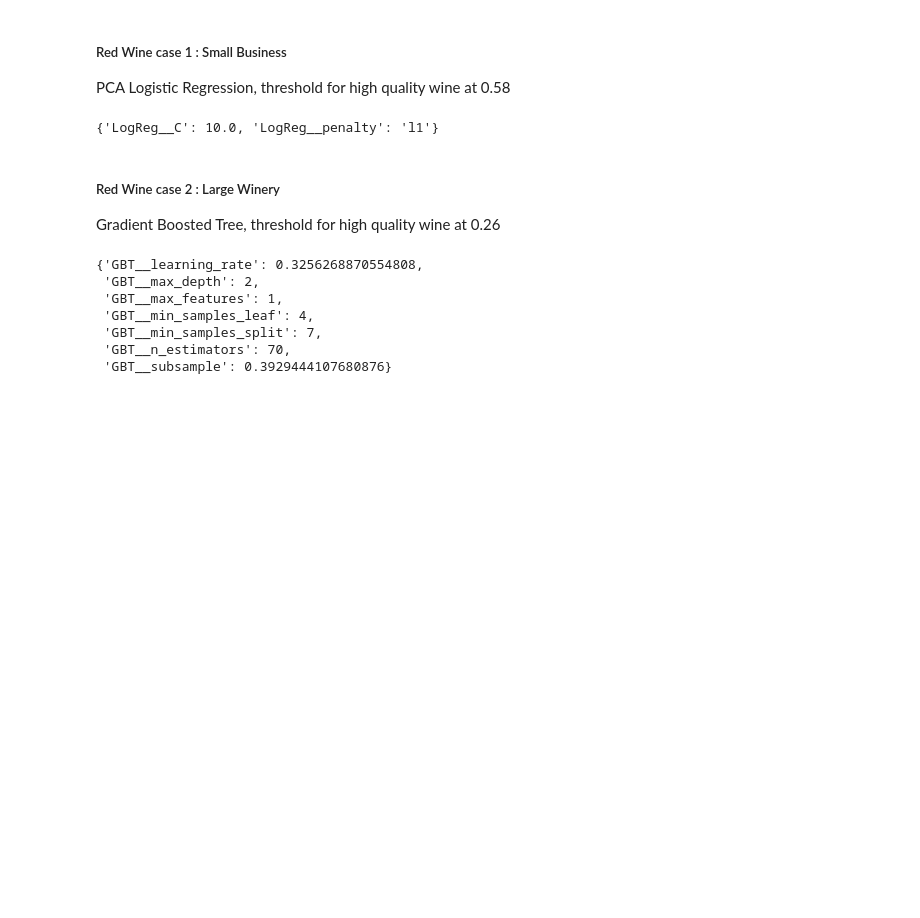
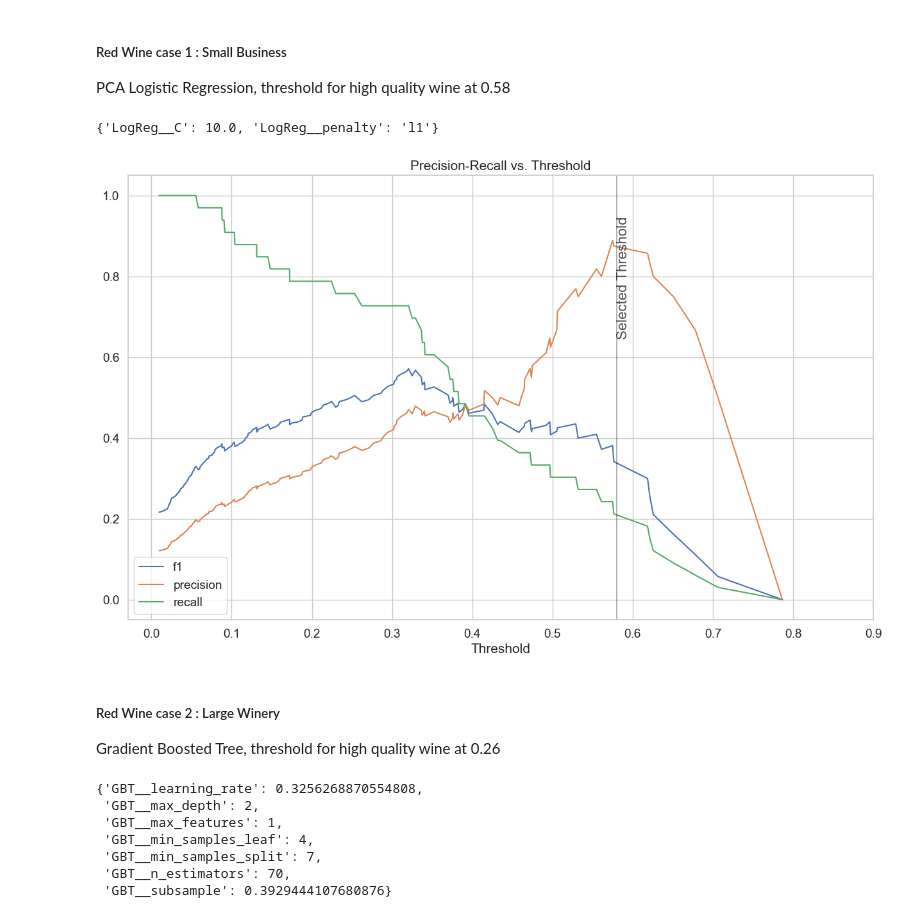
Before and after one commit to clementchen163/Wine-Quality, a Jupyter notebook: 4. Modeling/Wine Quality Modeling.ipynb, the cells around one changed output. Saved outputs shown, nothing was run; the diff lists cells and outputs as text; code cells hidden in the pictures; blank space fills up the shorter version.

Commit message:
added winning thresholding and conclusion

```diff
--- a/4. Modeling/Wine Quality Modeling.ipynb
+++ b/4. Modeling/Wine Quality Modeling.ipynb
@@ -583,6 +583,10 @@ PCA Logistic Regression, threshold for high quality wine at 0.58
 LR_cv_red.best_params_
 # %% [output]
 {'LogReg__C': 10.0, 'LogReg__penalty': 'l1'}
+# %%
+threshold_chart(PCA_LR_cv_red, X_test_red, y_test_red, threshold=0.58)
+# %% [output]
+[figure, added]
 # %% [markdown]
 ##### Red Wine case 2 : Large Winery
 Gradient Boosted Tree, threshold for high quality wine at 0.26
```
Also changed, not shown: parts of 17 cells of this notebook, 38 other files.
